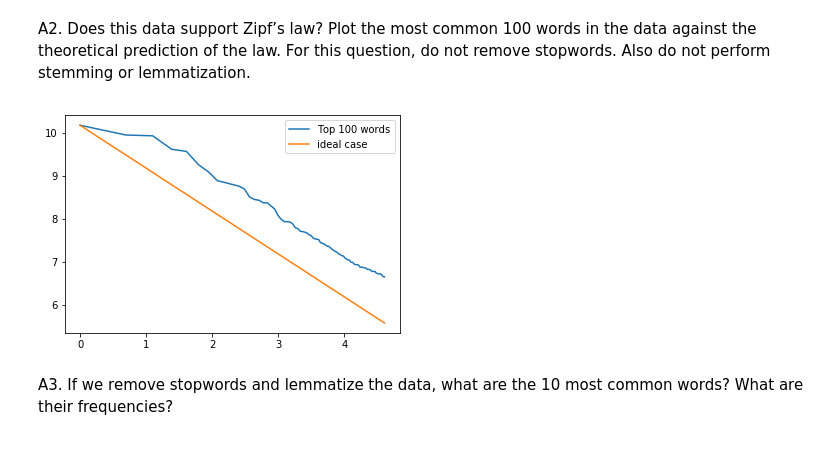
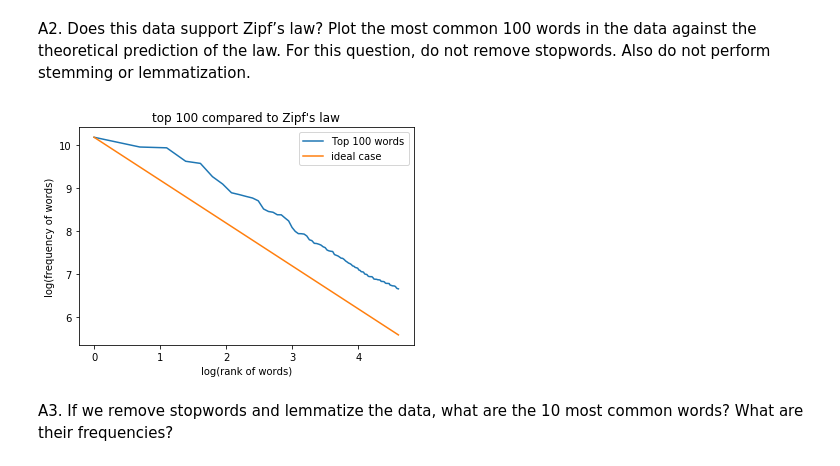
Before and after one commit to Kimmy2018/Text-Mining-Class, a Jupyter notebook: TM GA1.ipynb, the cells around one changed output. Cells and saved outputs as stored; diff of their text form; code cells hidden in the pictures.

```diff
--- a/TM GA1.ipynb
+++ b/TM GA1.ipynb
@@ -65,14 +65,17 @@ common_100 = nltk.FreqDist(token_text).most_common()[:100]
 # %%
 import matplotlib.pyplot as plt
 common_100 = pd.DataFrame(common_100)
 common_100['rank'] = common_100.index + 1
 plt.plot(np.log(common_100['rank']), np.log(common_100[1]), label='Top 100 words')
 x = np.linspace(0,np.log(100))
 plt.plot(x, np.log(common_100[1][0])-x, label="ideal case")
 plt.legend(loc='upper right')
+plt.xlabel('log(rank of words)')
+plt.ylabel('log(frequency of words)')
+plt.title("top 100 compared to Zipf's law")
 plt.show()
 # %% [output]
-[figure, old version]
+[figure, new version]
 # %% [markdown]
 A3. If we remove stopwords and lemmatize the data, what are the 10 most common words? What are
 their frequencies?
```
Also changed, not shown: parts of 1 cell of this notebook.
